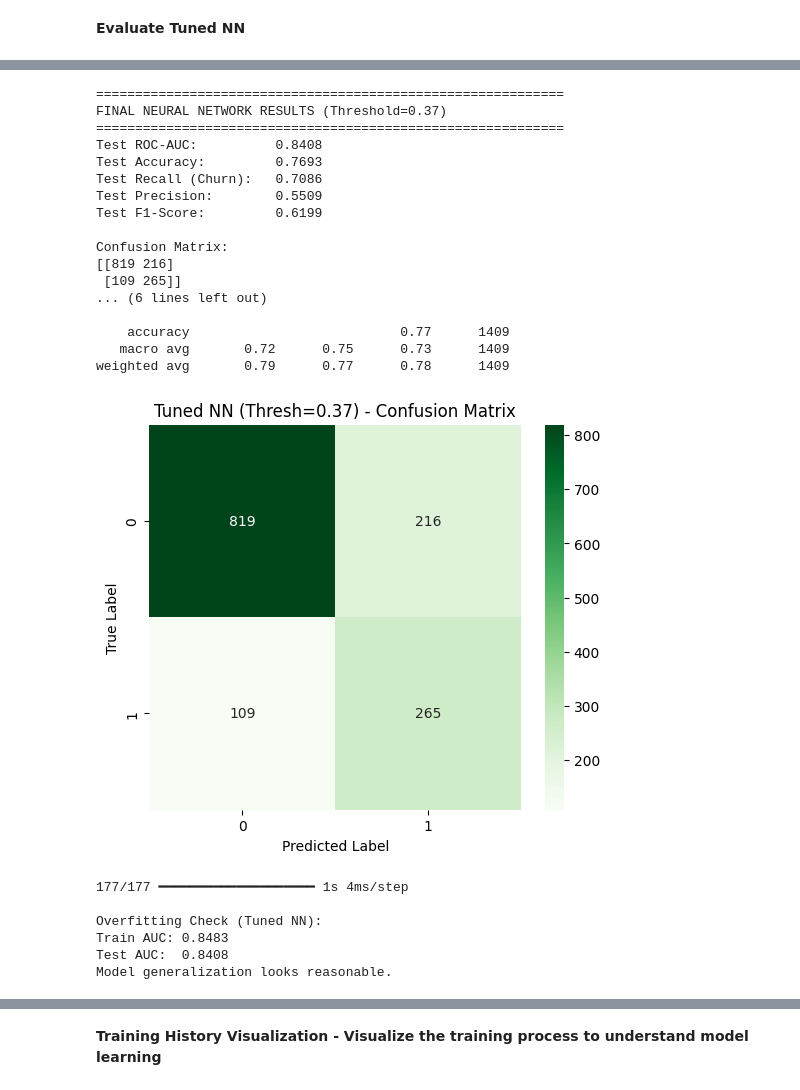
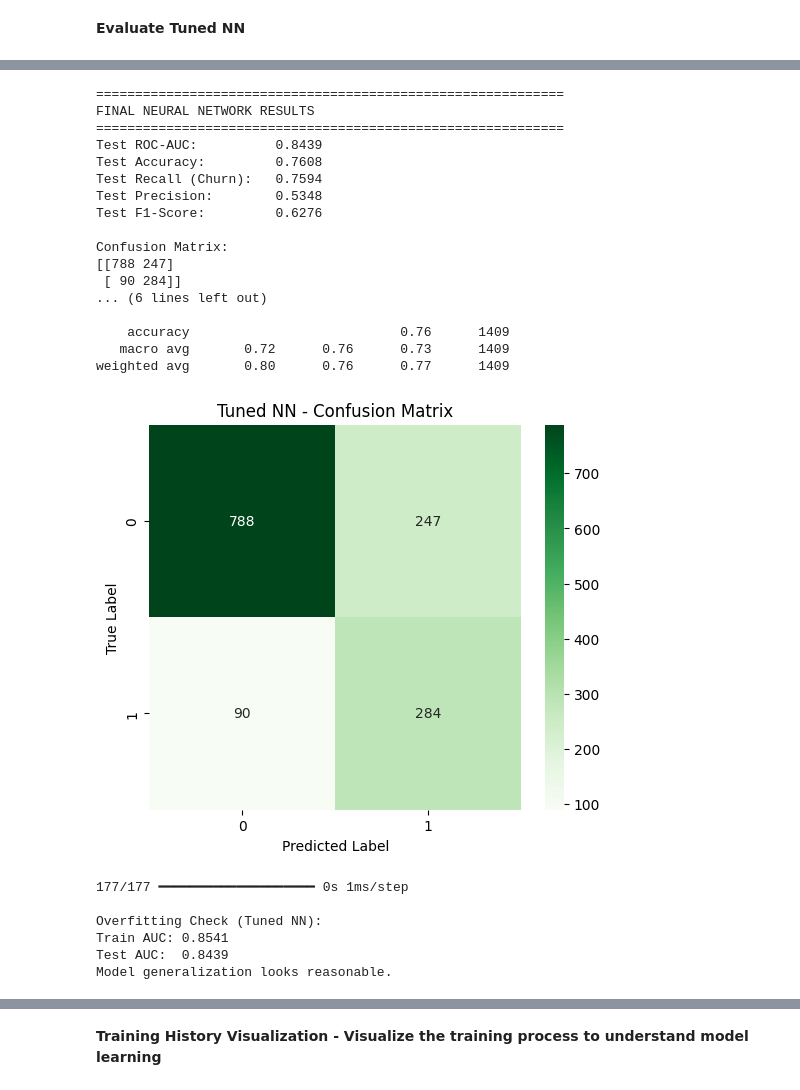
Before and after one commit to Dinu-Nimnara/CM2604_CW_2425587, a Jupyter notebook: CM2604_CW_2425587.ipynb, the cells around one changed output, grey strips where cells are left out. Cells and saved outputs as stored; diff of their text form; code cells hidden in the pictures.

```diff
--- a/CM2604_CW_2425587.ipynb
+++ b/CM2604_CW_2425587.ipynb
@@ -1926,30 +1749,10 @@ weighted avg       0.79      0.77      0.78      1409
 # %%
-# # Define variables for final comparison logic later
-# y_test_pred_nn = tuned_pred
-# y_test_pred_nn_proba = tuned_prob
-
-# print("\n" + "="*60)
-# print("FINAL NEURAL NETWORK RESULTS")
-# print("="*60)
-# print(f"Test ROC-AUC:          {nn_auc:.4f}")
-# print(f"Test Accuracy:         {accuracy_score(y_test, tuned_pred):.4f}")
-# print(f"Test Recall (Churn):   {recall_score(y_test, tuned_pred):.4f}")
-# print(f"Test Precision:        {precision_score(y_test, tuned_pred):.4f}")
-# print(f"Test F1-Score:         {f1_score(y_test, tuned_pred):.4f}")
-# print("\nConfusion Matrix:")
-# print(confusion_matrix(y_test, tuned_pred))
-# print("\nClassification Report:")
-# print(classification_report(y_test, tuned_pred))
-
-
-
-
 # Define variables for final comparison logic later
 y_test_pred_nn = tuned_pred
 y_test_pred_nn_proba = tuned_prob
 
 print("\n" + "="*60)
-print(f"FINAL NEURAL NETWORK RESULTS (Threshold={best_thresh_nn:.2f})")
+print("FINAL NEURAL NETWORK RESULTS")
 print("="*60)
 print(f"Test ROC-AUC:          {nn_auc:.4f}")
 print(f"Test Accuracy:         {accuracy_score(y_test, tuned_pred):.4f}")
@@ -1960,73 +1763,50 @@ print("\nConfusion Matrix:")
 print(confusion_matrix(y_test, tuned_pred))
 print("\nClassification Report:")
 print(classification_report(y_test, tuned_pred))
 
-# # Confusion Matrix Visualization
-# plt.figure(figsize=(6,5))
-# sns.heatmap(confusion_matrix(y_test, tuned_pred), annot=True, fmt='d', cmap='Greens')
-# plt.title("Tuned NN - Confusion Matrix")
-# plt.ylabel('True Label')
-# plt.xlabel('Predicted Label')
-# plt.show()
-
-# # Overfitting Check
-# train_pred_tuned = best_model.predict(X_train_nn).ravel()
-# train_auc_tuned = roc_auc_score(y_train_nn, train_pred_tuned)
-# test_auc_tuned = nn_auc
-
-# print(f"\nOverfitting Check (Tuned NN):")
-# print(f"Train AUC: {train_auc_tuned:.4f}")
-# print(f"Test AUC:  {test_auc_tuned:.4f}")
-# if train_auc_tuned - test_auc_tuned > 0.05:
-#     print("WARNING: Model is showing signs of OVERFITTING")
-# else:
-#     print("Model generalization looks reasonable.")
-
-
-
 # Confusion Matrix Visualization
 plt.figure(figsize=(6,5))
 sns.heatmap(confusion_matrix(y_test, tuned_pred), annot=True, fmt='d', cmap='Greens')
-plt.title(f"Tuned NN (Thresh={best_thresh_nn:.2f}) - Confusion Matrix")
+plt.title("Tuned NN - Confusion Matrix")
 plt.ylabel('True Label')
 plt.xlabel('Predicted Label')
 plt.show()
 
 # Overfitting Check
 train_pred_tuned = best_model.predict(X_train_nn).ravel()
 train_auc_tuned = roc_auc_score(y_train_nn, train_pred_tuned)
 test_auc_tuned = nn_auc
 
 print(f"\nOverfitting Check (Tuned NN):")
 print(f"Train AUC: {train_auc_tuned:.4f}")
 print(f"Test AUC:  {test_auc_tuned:.4f}")
 if train_auc_tuned - test_auc_tuned > 0.05:
     print("WARNING: Model is showing signs of OVERFITTING")
 else:
     print("Model generalization looks reasonable.")
 # %% [output]
 ============================================================
-FINAL NEURAL NETWORK RESULTS (Threshold=0.37)
+FINAL NEURAL NETWORK RESULTS
 ============================================================
-Test ROC-AUC:          0.8408
-Test Accuracy:         0.7693
-Test Recall (Churn):   0.7086
-Test Precision:        0.5509
-Test F1-Score:         0.6199
+Test ROC-AUC:          0.8439
+Test Accuracy:         0.7608
+Test Recall (Churn):   0.7594
+Test Precision:        0.5348
+Test F1-Score:         0.6276
 
 Confusion Matrix:
-[[819 216]
- [109 265]]
+[[788 247]
+ [ 90 284]]
 ... (6 lines left out)
 
-    accuracy                           0.77      1409
-   macro avg       0.72      0.75      0.73      1409
-weighted avg       0.79      0.77      0.78      1409
+    accuracy                           0.76      1409
+   macro avg       0.72      0.76      0.73      1409
+weighted avg       0.80      0.76      0.77      1409
-[figure, old version]
+[figure, new version]
-177/177 ━━━━━━━━━━━━━━━━━━━━ 1s 4ms/step
+177/177 ━━━━━━━━━━━━━━━━━━━━ 0s 1ms/step
 
 Overfitting Check (Tuned NN):
-Train AUC: 0.8483
-Test AUC:  0.8408
+Train AUC: 0.8541
+Test AUC:  0.8439
 Model generalization looks reasonable.
 # %%
```
Also changed, not shown: parts of 10 cells of this notebook.
